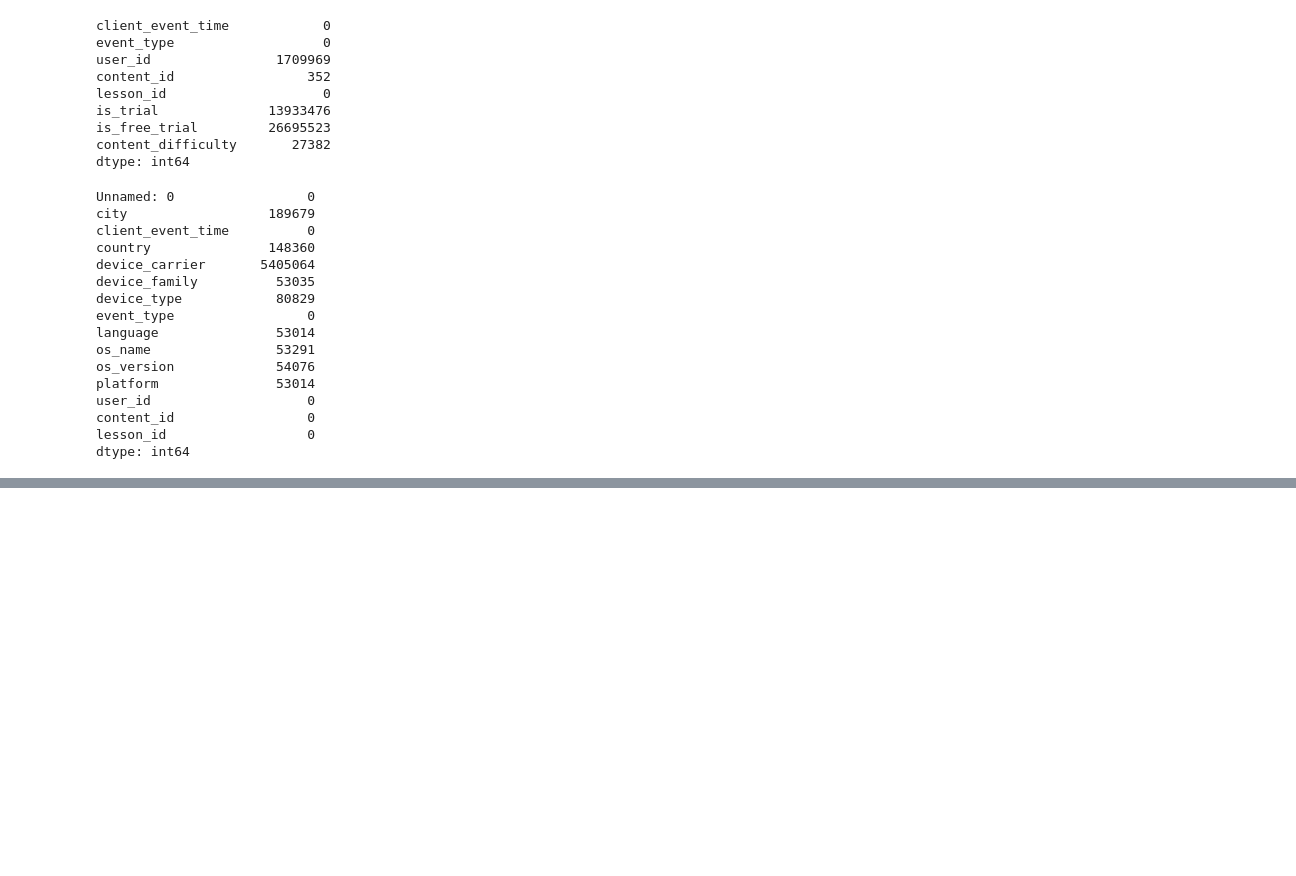
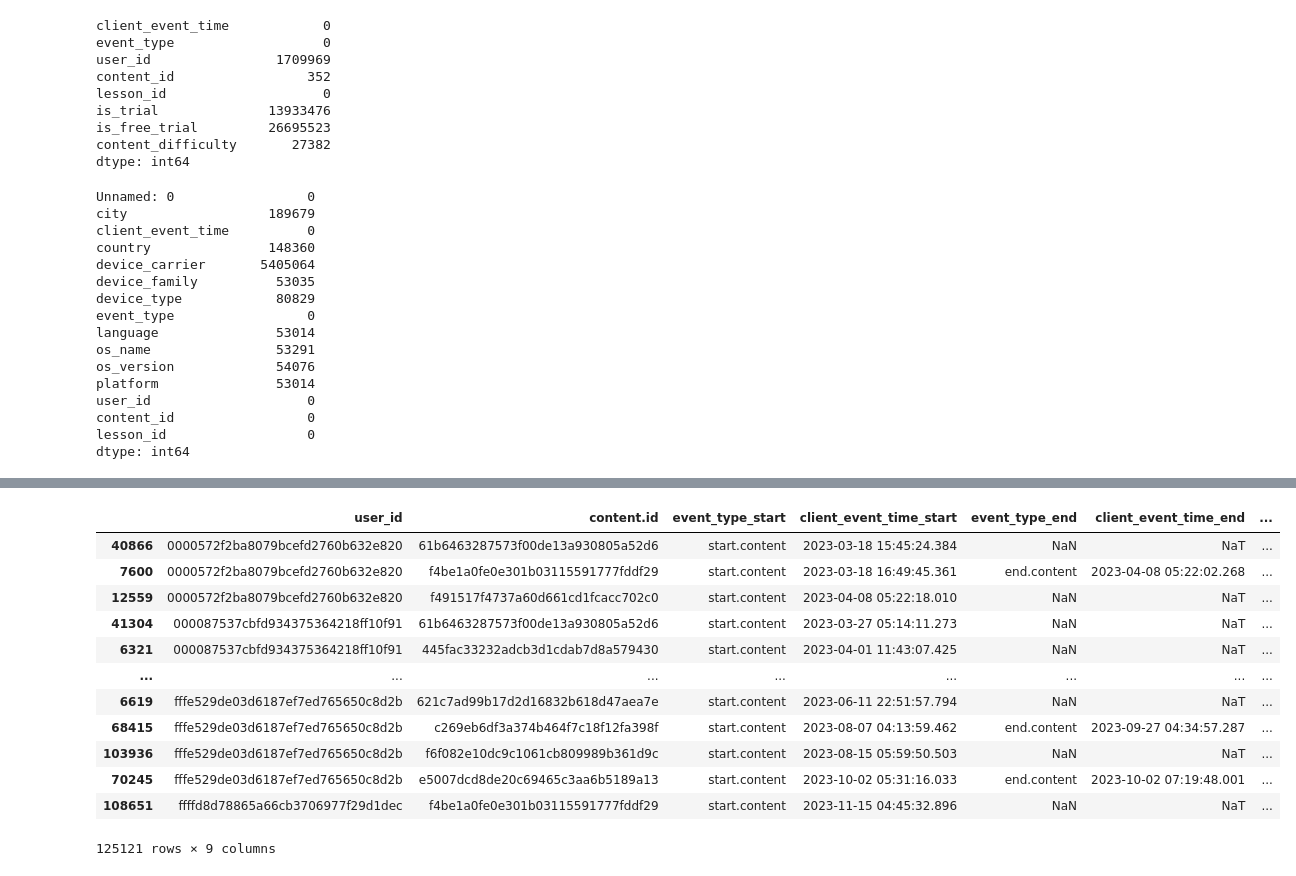
Before and after one commit to saeraniren/intermediate_project, a Jupyter notebook: soomin_main.ipynb, the cells around one changed output, grey strips where cells are left out. Saved outputs shown, nothing was run; the diff lists cells and outputs as text; code cells hidden in the pictures; blank space fills up the shorter version.

```diff
--- a/soomin_main.ipynb
+++ b/soomin_main.ipynb
@@ -575,0 +935,17 @@ display(merged_df)
+# %%
+# start.content와 end.content csv 파일 읽어오기
+start_content = datasets.start.content()
+end_content = datasets.end.content()
+
+start_content = start_content[['user_id','content.id','event_type','client_event_time']]
+end_content = end_content[['user_id','content.id','event_type','client_event_time']]
+
+# user_id와 content_id를 기준으로 시작시간과 완료시간을 구하기
+start_content['client_event_time'] = pd.to_datetime(start_content['client_event_time'])
+end_content['client_event_time'] = pd.to_datetime(end_content['client_event_time'])
+
+# 시작시간과 완료시간을 병합
+merged_content = pd.merge(start_content, end_content, on=['user_id','content.id'], how='left', suffixes=('_start', '_end'))
+merged_content = merged_content.sort_values(by=['user_id','client_event_time_start'])
+# 결과 출력
+display(merged_content.sort_values(by=['user_id','client_event_time_start']))
@@ -575,0 +966,5 @@ display(merged_df)
+# %%
+try:
+    merged_content['time_diff'] = merged_content['client_event_time_end'] - merged_content['client_event_time_start']
+except:
+    merged_content['time_diff'] = None
@@ -575,0 +978,16 @@ display(merged_df)
+# %%
+merged_content
+# %% [output]
+|  | user_id | content.id | event_type_start | client_event_time_start | event_type_end | client_event_time_end | ... |
+| 40866 | 0000572f2ba8079bcefd2760b632e820 | 61b6463287573f00de13a930805a52d6 | start.content | 2023-03-18 15:45:24.384 | NaN | NaT | ... |
+| 7600 | 0000572f2ba8079bcefd2760b632e820 | f4be1a0fe0e301b03115591777fddf29 | start.content | 2023-03-18 16:49:45.361 | end.content | 2023-04-08 05:22:02.268 | ... |
+| 12559 | 0000572f2ba8079bcefd2760b632e820 | f491517f4737a60d661cd1fcacc702c0 | start.content | 2023-04-08 05:22:18.010 | NaN | NaT | ... |
+| 41304 | 000087537cbfd934375364218ff10f91 | 61b6463287573f00de13a930805a52d6 | start.content | 2023-03-27 05:14:11.273 | NaN | NaT | ... |
+| 6321 | 000087537cbfd934375364218ff10f91 | 445fac33232adcb3d1cdab7d8a579430 | start.content | 2023-04-01 11:43:07.425 | NaN | NaT | ... |
+| ... | ... | ... | ... | ... | ... | ... | ... |
+| 6619 | fffe529de03d6187ef7ed765650c8d2b | 621c7ad99b17d2d16832b618d47aea7e | start.content | 2023-06-11 22:51:57.794 | NaN | NaT | ... |
+| 68415 | fffe529de03d6187ef7ed765650c8d2b | c269eb6df3a374b464f7c18f12fa398f | start.content | 2023-08-07 04:13:59.462 | end.content | 2023-09-27 04:34:57.287 | ... |
+| 103936 | fffe529de03d6187ef7ed765650c8d2b | f6f082e10dc9c1061cb809989b361d9c | start.content | 2023-08-15 05:59:50.503 | NaN | NaT | ... |
+| 70245 | fffe529de03d6187ef7ed765650c8d2b | e5007dcd8de20c69465c3aa6b5189a13 | start.content | 2023-10-02 05:31:16.033 | end.content | 2023-10-02 07:19:48.001 | ... |
+| 108651 | ffffd8d78865a66cb3706977f29d1dec | f4be1a0fe0e301b03115591777fddf29 | start.content | 2023-11-15 04:45:32.896 | NaN | NaT | ... |
+125121 rows × 9 columns
```
Also changed, not shown: parts of 40 cells of this notebook.
